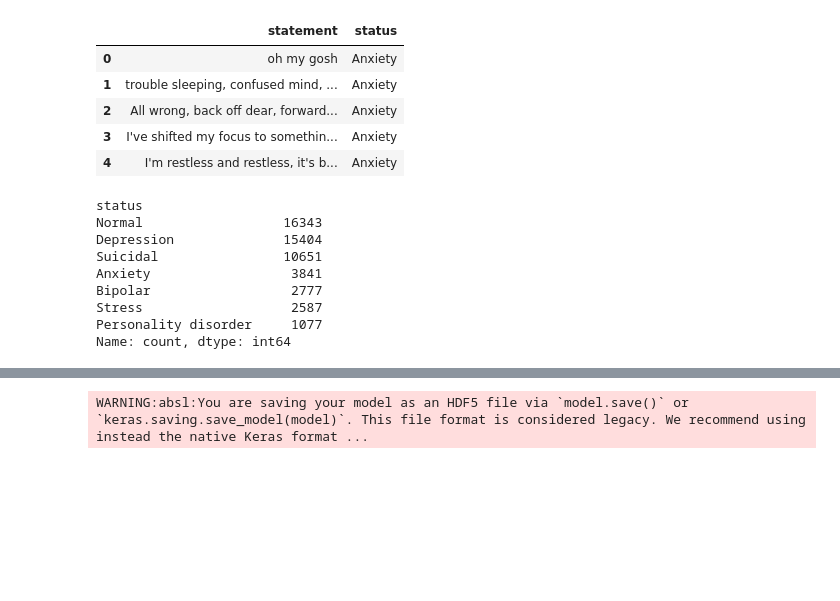
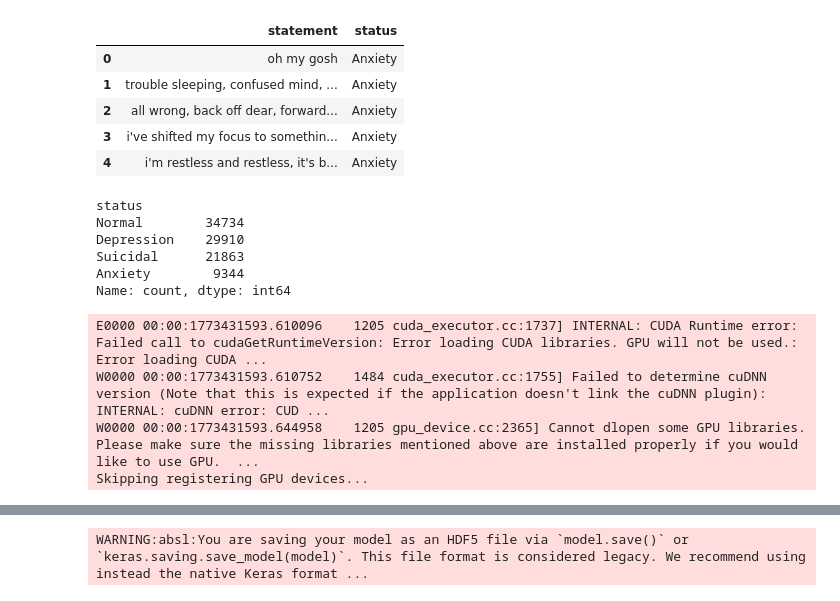
Before and after one commit to TheCSpider/INFO-629-Mental-Health-Classifier, a Jupyter notebook: neural_network/neural_network.ipynb, the cells around one changed output, grey strips where cells are left out. Cells and saved outputs as stored; diff of their text form; code cells hidden in the pictures; blank space fills up the shorter version.

```diff
--- a/neural_network/neural_network.ipynb
+++ b/neural_network/neural_network.ipynb
@@ -10,27 +17,24 @@ from sklearn.preprocessing import LabelEncoder
 # %%
-df = pd.read_csv("../../processed/combined.csv")
+df = pd.read_csv("../processed/combined.csv")
 df= df[["statement", "status"]]
 df = df.dropna()
 
 df.head()
 # %% [output]
 |  | statement | status |
 | 0 | oh my gosh | Anxiety |
 | 1 | trouble sleeping, confused mind, ... | Anxiety |
-| 2 | All wrong, back off dear, forward... | Anxiety |
-| 3 | I've shifted my focus to somethin... | Anxiety |
-| 4 | I'm restless and restless, it's b... | Anxiety |
+| 2 | all wrong, back off dear, forward... | Anxiety |
+| 3 | i've shifted my focus to somethin... | Anxiety |
+| 4 | i'm restless and restless, it's b... | Anxiety |
 # %%
 df["status"].value_counts()
 # %% [output]
 status
-Normal                  16343
-Depression              15404
-Suicidal                10651
-Anxiety                  3841
-Bipolar                  2777
-Stress                   2587
-Personality disorder     1077
+Normal        34734
+Depression    29910
+Suicidal      21863
+Anxiety        9344
 Name: count, dtype: int64
 # %%
 encoder = LabelEncoder()
@@ -47,5 +51,10 @@ model = tf.keras.Sequential([
     tf.keras.layers.Dense(64, activation='relu'),
     tf.keras.layers.Dense(len(np.unique(y)), activation='softmax')
 ])
+# %% [output]
+E0000 00:00:1773431593.610096    1205 cuda_executor.cc:1737] INTERNAL: CUDA Runtime error: Failed call to cudaGetRuntimeVersion: Error loading CUDA libraries. GPU will not be used.: Error loading CUDA ...
+W0000 00:00:1773431593.610752    1484 cuda_executor.cc:1755] Failed to determine cuDNN version (Note that this is expected if the application doesn't link the cuDNN plugin): INTERNAL: cuDNN error: CUD ...
+W0000 00:00:1773431593.644958    1205 gpu_device.cc:2365] Cannot dlopen some GPU libraries. Please make sure the missing libraries mentioned above are installed properly if you would like to use GPU.  ...
+Skipping registering GPU devices...
 # %%
 model.compile(optimizer='adam', loss='sparse_categorical_crossentropy', metrics=['accuracy'])
```
Also changed, not shown: parts of 5 cells of this notebook, 5 other files.
